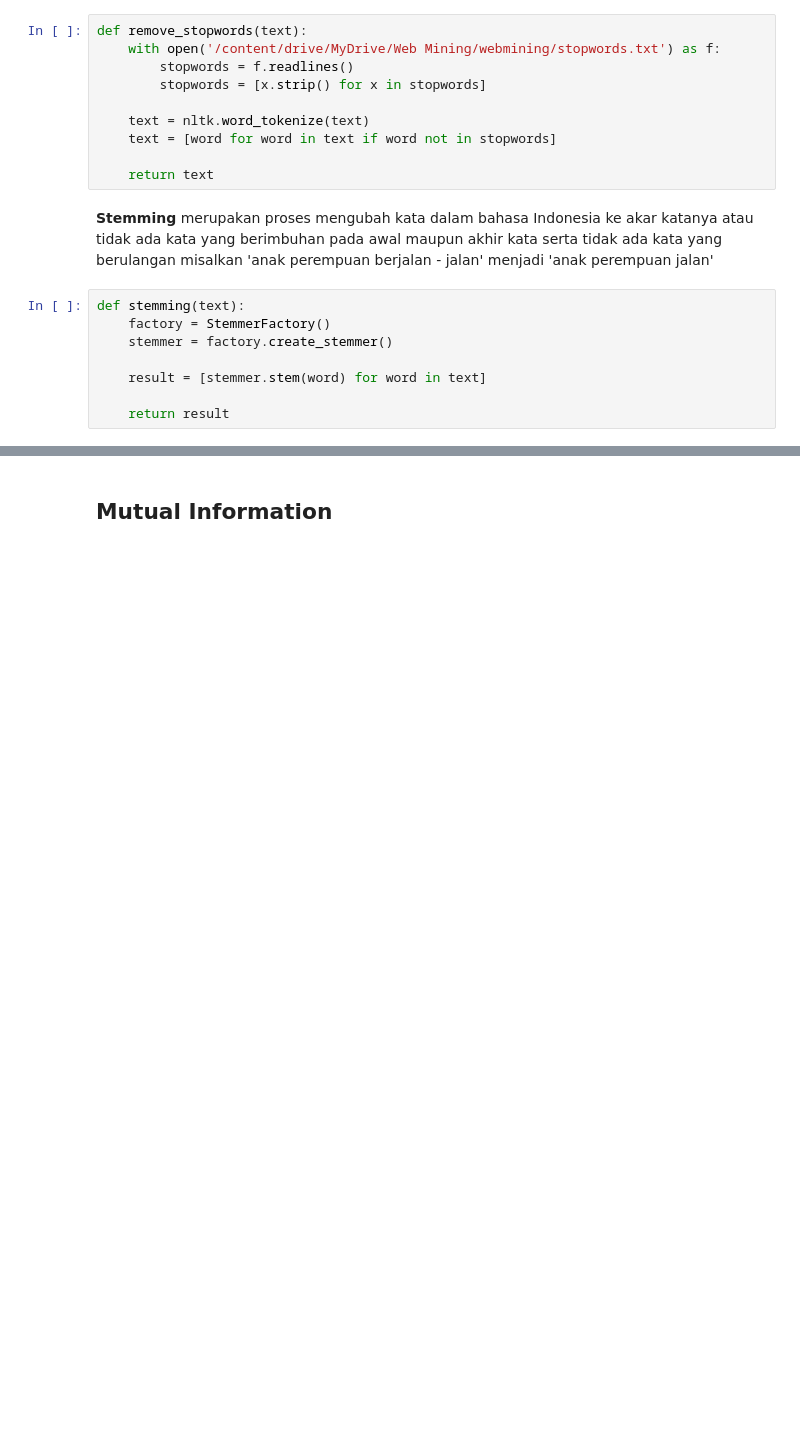
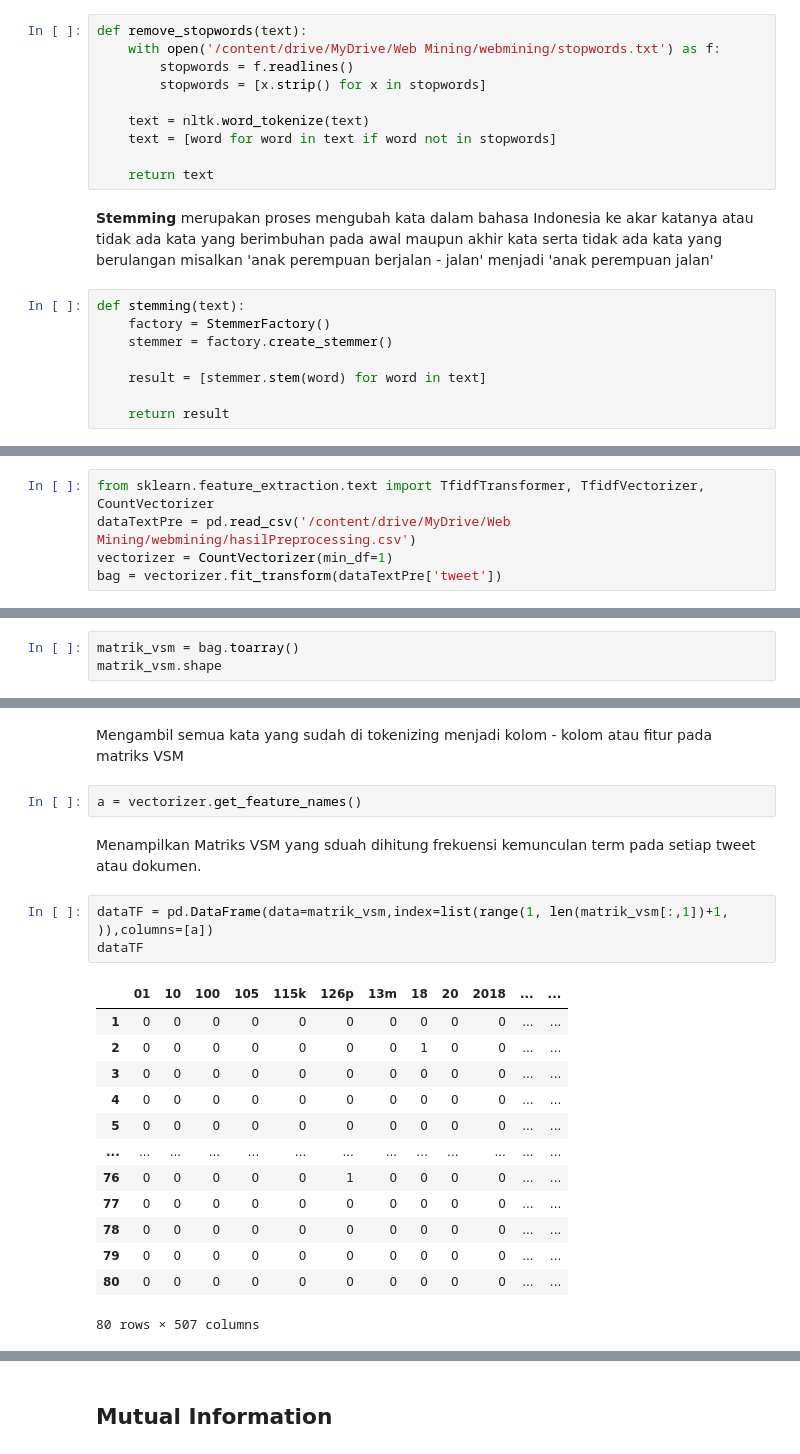
Before and after one commit to faridz-ter/webmining, a Jupyter notebook: _build/jupyter_execute/crawlingTwitter.ipynb, the cells around one changed output, grey strips where cells are left out. Cells and saved outputs as stored; diff of their text form; blank space fills up the shorter version.

```diff
--- a/_build/jupyter_execute/crawlingTwitter.ipynb
+++ b/_build/jupyter_execute/crawlingTwitter.ipynb
@@ -248,0 +263,5 @@ tf
+# %%
+from sklearn.feature_extraction.text import TfidfTransformer, TfidfVectorizer, CountVectorizer
+dataTextPre = pd.read_csv('/content/drive/MyDrive/Web Mining/webmining/hasilPreprocessing.csv')
+vectorizer = CountVectorizer(min_df=1)
+bag = vectorizer.fit_transform(dataTextPre['tweet'])
@@ -248,0 +270,3 @@ tf
+# %%
+matrik_vsm = bag.toarray()
+matrik_vsm.shape
@@ -248,0 +295,23 @@ tf
+# %% [markdown]
+Mengambil semua kata yang sudah di tokenizing menjadi kolom - kolom atau fitur pada matriks VSM
+# %%
+a = vectorizer.get_feature_names()
+# %% [markdown]
+Menampilkan Matriks VSM yang sduah dihitung frekuensi kemunculan term pada setiap tweet atau dokumen.
+# %%
+dataTF = pd.DataFrame(data=matrik_vsm,index=list(range(1, len(matrik_vsm[:,1])+1, )),columns=[a])
+dataTF
+# %% [output]
+|  | 01 | 10 | 100 | 105 | 115k | 126p | 13m | 18 | 20 | 2018 | ... | ... |
+| 1 | 0 | 0 | 0 | 0 | 0 | 0 | 0 | 0 | 0 | 0 | ... | ... |
+| 2 | 0 | 0 | 0 | 0 | 0 | 0 | 0 | 1 | 0 | 0 | ... | ... |
+| 3 | 0 | 0 | 0 | 0 | 0 | 0 | 0 | 0 | 0 | 0 | ... | ... |
+| 4 | 0 | 0 | 0 | 0 | 0 | 0 | 0 | 0 | 0 | 0 | ... | ... |
+| 5 | 0 | 0 | 0 | 0 | 0 | 0 | 0 | 0 | 0 | 0 | ... | ... |
+| ... | ... | ... | ... | ... | ... | ... | ... | ... | ... | ... | ... | ... |
+| 76 | 0 | 0 | 0 | 0 | 0 | 1 | 0 | 0 | 0 | 0 | ... | ... |
+| 77 | 0 | 0 | 0 | 0 | 0 | 0 | 0 | 0 | 0 | 0 | ... | ... |
+| 78 | 0 | 0 | 0 | 0 | 0 | 0 | 0 | 0 | 0 | 0 | ... | ... |
+| 79 | 0 | 0 | 0 | 0 | 0 | 0 | 0 | 0 | 0 | 0 | ... | ... |
+| 80 | 0 | 0 | 0 | 0 | 0 | 0 | 0 | 0 | 0 | 0 | ... | ... |
+80 rows × 507 columns
```
Also changed, not shown: parts of 42 cells of this notebook, 22 other files.
